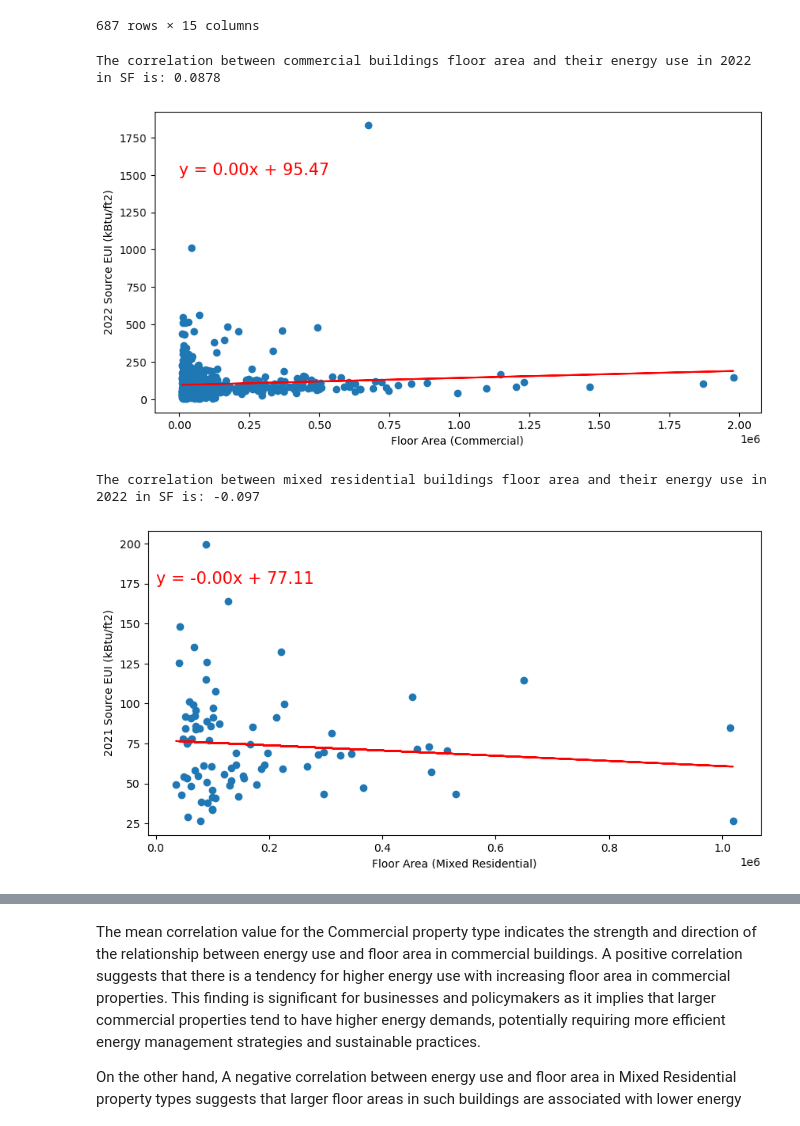
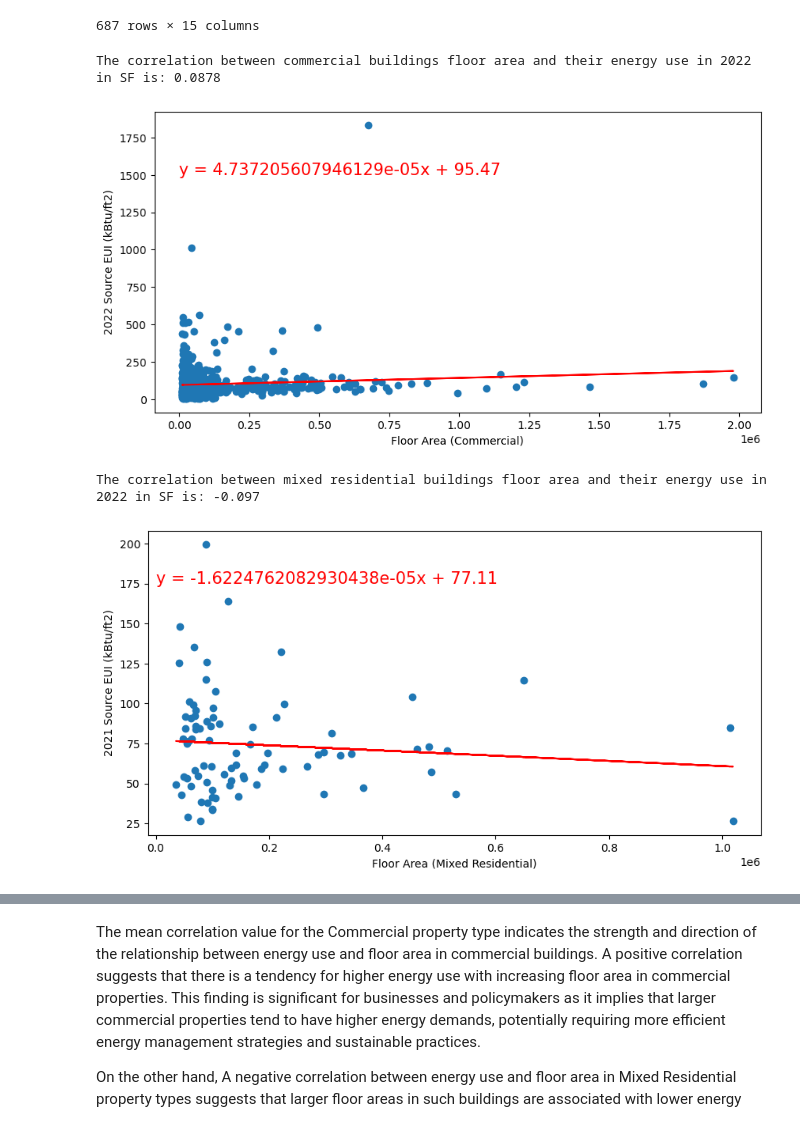
Before and after one commit to zohairnz/project-1, a Jupyter notebook: Project_1.ipynb, the cells around one changed output, grey strips where cells are left out. Saved outputs shown, nothing was run; the diff lists cells and outputs as text; code cells hidden in the pictures.

```diff
--- a/Project_1.ipynb
+++ b/Project_1.ipynb
@@ -171,26 +171,25 @@ regress_values = flr_area_1c * slope + intercept
 plt.plot(flr_area_1c, regress_values, "r-")
 
 # Create the equation string
-equation = f"y = {slope:.2f}x + {intercept:.2f}"
+equation = f"y = {slope}x + {intercept:.2f}"
 
 # Add the equation to the plot
 plt.annotate(equation, (0.00, 1500), fontsize=15, color="red")
 
 # Calculate the correlation coefficient
-correlation_1c = st.pearsonr(flr_area_1c, engy_use_2022c)
+correlation_1c = rvalue
 
 # Set labels for the x-axis and y-axis
 plt.xlabel('Floor Area (Commercial)')
 plt.ylabel('2022 Source EUI (kBtu/ft2)')
 
 # Print the correlation value
-print(f'The correlation between commercial buildings floor area and their energy use in 2022 in SF is: {round(correlation_1c[0], 4)}')
-
+print(f'The correlation between commercial buildings floor area and their energy use in 2022 in SF is: {round(correlation_1c, 4)}')
 # Display the plot
 plt.show()
 # %% [output]
 The correlation between commercial buildings floor area and their energy use in 2022 in SF is: 0.0878
-[figure, old version]
+[figure, new version]
 # %%
 # Filter the DataFrame to include only 'Mixed Residential' properties
 Mixed_Residential_df = clean_results_df[clean_results_df['Property Type'] == 'Mixed Residential']
@@ -199,39 +198,39 @@ plt.figure(figsize=(10, 5))
 
 # Create a scatter plot using the floor area and energy use columns
 # Extract the floor area and energy use values as floats
 flr_area_1m = Mixed_Residential_df.iloc[:, 1].astype(float)
 engy_use_2022m = Mixed_Residential_df.iloc[:, 7].astype(float)
 plt.scatter(flr_area_1m, engy_use_2022m)
 
 # Calculate the correlation between floor area and energy use
 (slope, intercept, rvalue, pvalue, stderr) = st.linregress(flr_area_1m, engy_use_2022m)
 
 # Calculate regression line values
 regress_values = flr_area_1m * slope + intercept
 
 plt.plot(flr_area_1m, regress_values, "r-")
 
 # Create the equation string
-equation = f"y = {slope:.2f}x + {intercept:.2f}"
+equation = f"y = {slope}x + {intercept:.2f}"
 
 # Add the equation to the plot
 plt.annotate(equation, (0.00, 175), fontsize=15, color="red")
 
 # Calculate the correlation coefficient
-correlation_1m = st.pearsonr(flr_area_1m, engy_use_2022m)
-
+#correlation_1m = st.pearsonr(flr_area_1m, engy_use_2022m)
+correlation_1m = rvalue
 # Set labels for the x-axis and y-axis
 plt.xlabel('Floor Area (Mixed Residential)')
 plt.ylabel('2021 Source EUI (kBtu/ft2)')
 
 # Print the correlation value
-print(f'The correlation between mixed residential buildings floor area and their energy use in 2022 in SF is: {round(correlation_1m[0], 4)}')
-
+#print(f'The correlation between mixed residential buildings floor area and their energy use in 2022 in SF is: {round(correlation_1m[0], 4)}')
+print(f'The correlation between mixed residential buildings floor area and their energy use in 2022 in SF is: {round(correlation_1m, 4)}')
 # Display the plot
 plt.show()
 # %% [output]
 The correlation between mixed residential buildings floor area and their energy use in 2022 in SF is: -0.097
-[figure, old version]
+[figure, new version]
 # %%
 
 # Filter the DataFrame to include only 'Commercial' properties
```
Also changed, not shown: parts of 10 cells of this notebook.
